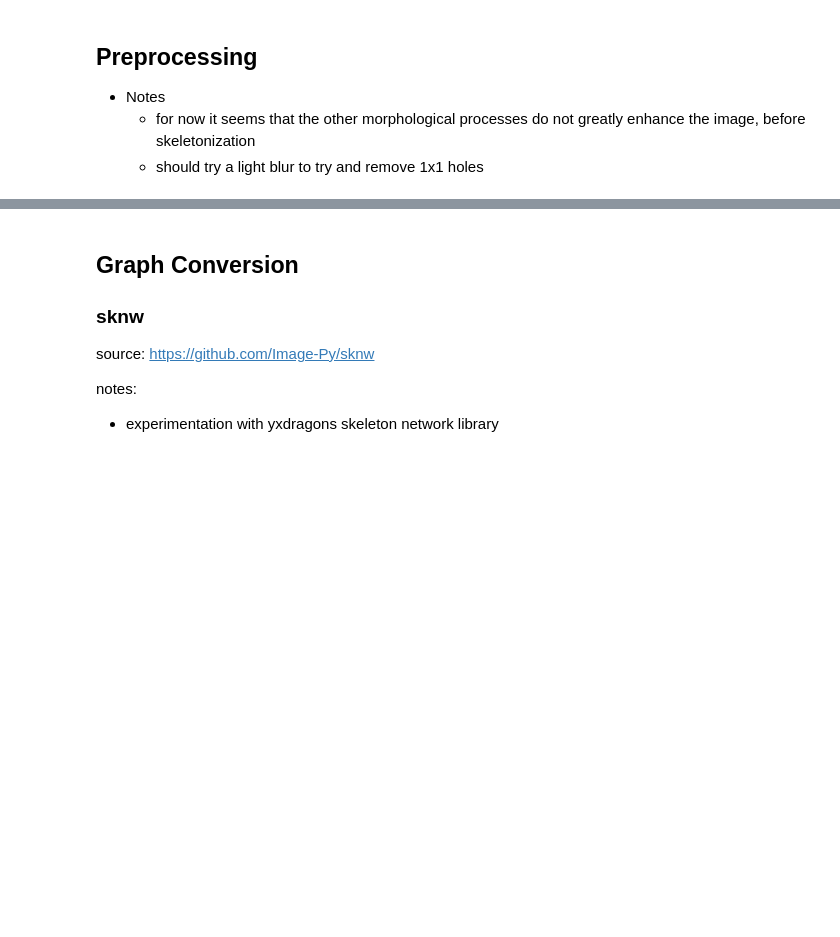
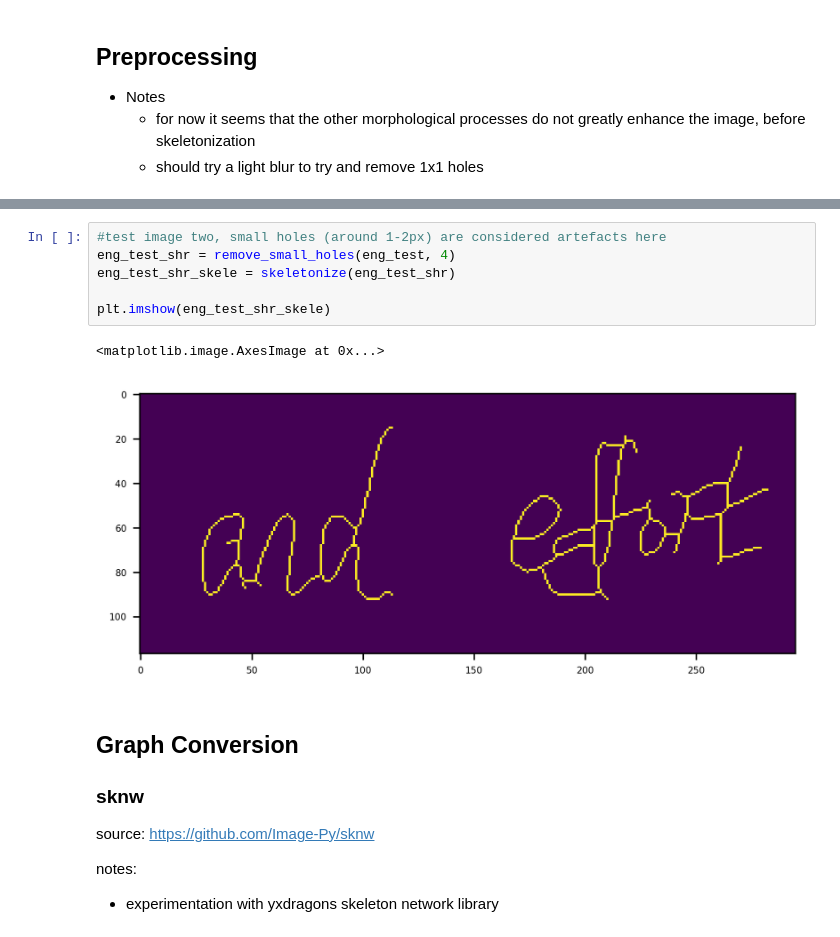
Before and after one commit to justjude97/MultiScript-Handwriting-Identification-with-Stroke-Decomposition, a Jupyter notebook: Code and Experiments/experimentation/stroke decomposition.ipynb, the cells around one changed output, grey strips where cells are left out. Cells and saved outputs as stored; diff of their text form; blank space fills up the shorter version.

```diff
--- a/Code and Experiments/experimentation/stroke decomposition.ipynb
+++ b/Code and Experiments/experimentation/stroke decomposition.ipynb
@@ -74,3 +44,12 @@ True
+# %%
+#test image two, small holes (around 1-2px) are considered artefacts here
+eng_test_shr = remove_small_holes(eng_test, 4)
+eng_test_shr_skele = skeletonize(eng_test_shr)
+
+plt.imshow(eng_test_shr_skele)
+# %% [output]
+<matplotlib.image.AxesImage at 0x...>
+[figure, added]
 # %% [markdown]
 ## Graph Conversion
 
```
Also changed, not shown: parts of 29 cells of this notebook, 5 other files.
